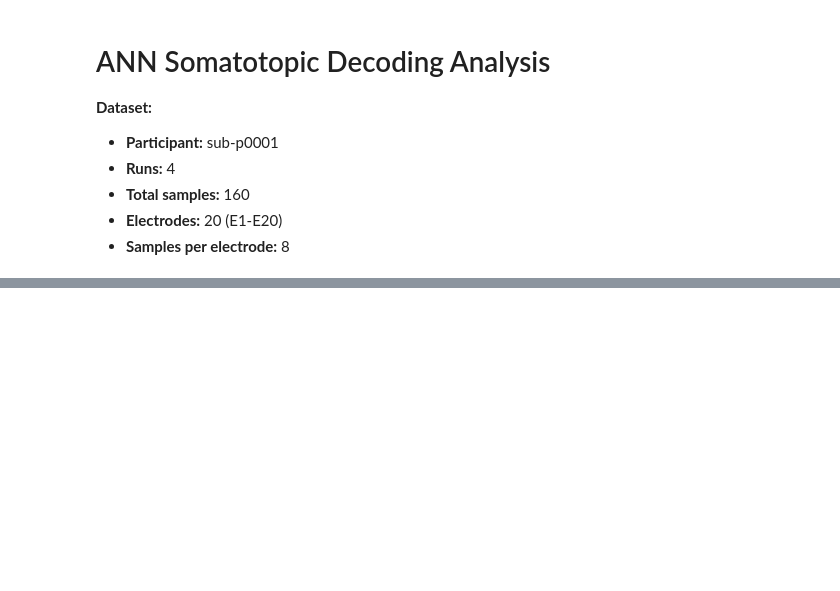
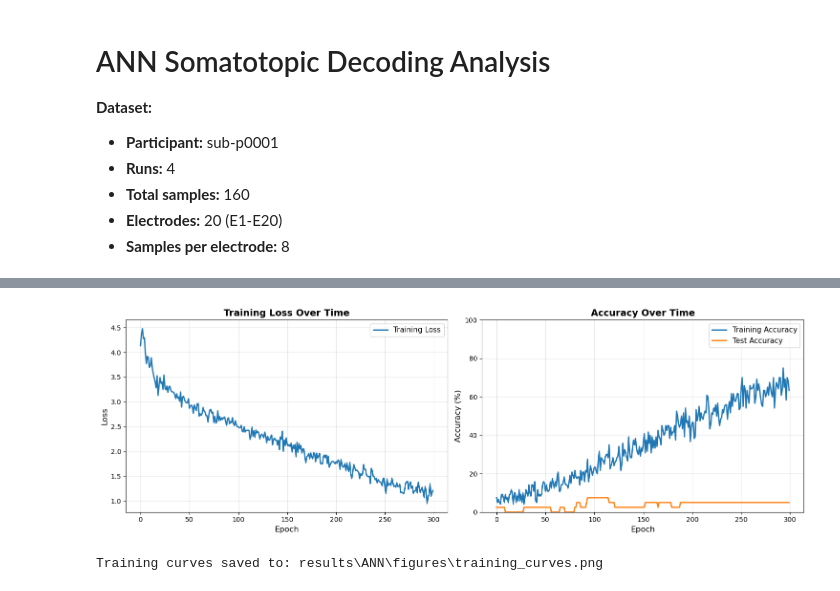
Before and after one commit to DuarteFonteSanta/Mapping_Tese, a Jupyter notebook: mapping_tese/notebooks/ANN_decoding_taskS1Map.ipynb, the cells around one changed output, grey strips where cells are left out. Saved outputs shown, nothing was run; the diff lists cells and outputs as text; code cells hidden in the pictures; blank space fills up the shorter version.

```diff
--- a/mapping_tese/notebooks/ANN_decoding_taskS1Map.ipynb
+++ b/mapping_tese/notebooks/ANN_decoding_taskS1Map.ipynb
@@ -52,0 +274,15 @@ log_file = open(OUTPUT_LOG, 'w', encoding='utf-8')
+# %%
+class SomatotopicANN(Module):
+    def __init__(self, input_size, hidden1, hidden2, num_classes, dropout_rate):
+        super(SomatotopicANN, self).__init__()
+        self.network = Sequential(
+            Linear(input_size, hidden1),
+            ReLU(),
+            Dropout(dropout_rate),
+            Linear(hidden1, hidden2),
+            ReLU(),
+            Dropout(dropout_rate),
+            Linear(hidden2, num_classes)
+        )
+    def forward(self, x):
+        return self.network(x)
@@ -52,0 +455,27 @@ log_file = open(OUTPUT_LOG, 'w', encoding='utf-8')
+# %%
+fig, axes = plt.subplots(1, 2, figsize=(15, 5))
+
+axes[0].plot(train_losses, label='Training Loss', linewidth=2, color='#1f77b4')
+axes[0].set_xlabel('Epoch', fontsize=12)
+axes[0].set_ylabel('Loss', fontsize=12)
+axes[0].set_title('Training Loss Over Time', fontsize=14, fontweight='bold')
+axes[0].legend(fontsize=11)
+axes[0].grid(True, alpha=0.3)
+
+axes[1].plot(train_accuracies, label='Training Accuracy', linewidth=2, color='#1f77b4')
+axes[1].plot(test_accuracies, label='Test Accuracy', linewidth=2, color='#ff7f0e')
+axes[1].set_xlabel('Epoch', fontsize=12)
+axes[1].set_ylabel('Accuracy (%)', fontsize=12)
+axes[1].set_title('Accuracy Over Time', fontsize=14, fontweight='bold')
+axes[1].legend(fontsize=11)
+axes[1].grid(True, alpha=0.3)
+axes[1].set_ylim([0, 100])
+
+plt.tight_layout()
+plt.savefig(FIGURES_DIR / "training_curves.png", dpi=300, bbox_inches='tight')
+plt.show()
+
+print(f"Training curves saved to: {FIGURES_DIR / 'training_curves.png'}")
+# %% [output]
+[figure, added]
+Training curves saved to: results\ANN\figures\training_curves.png
```
Also changed, not shown: parts of 16 cells of this notebook, 3 other files.
